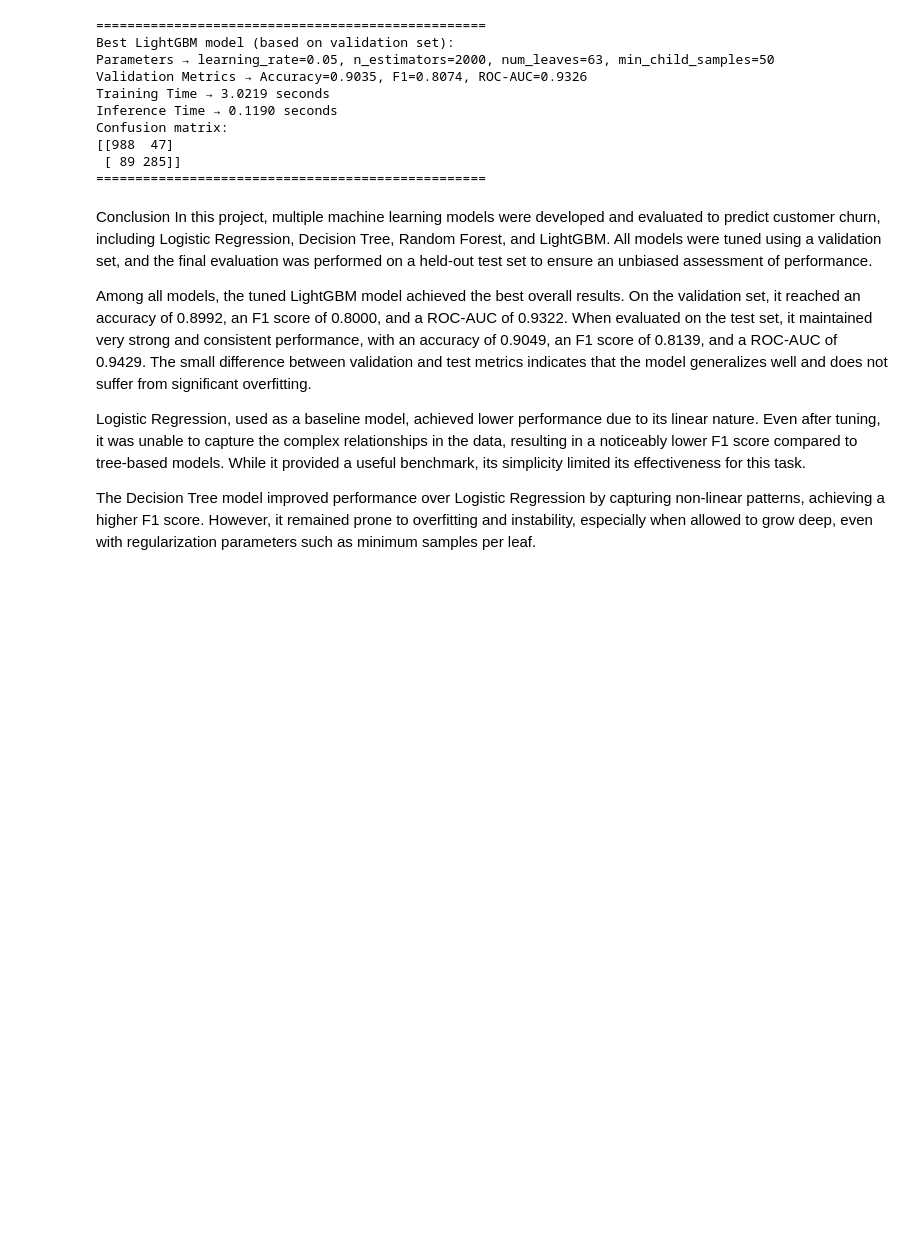
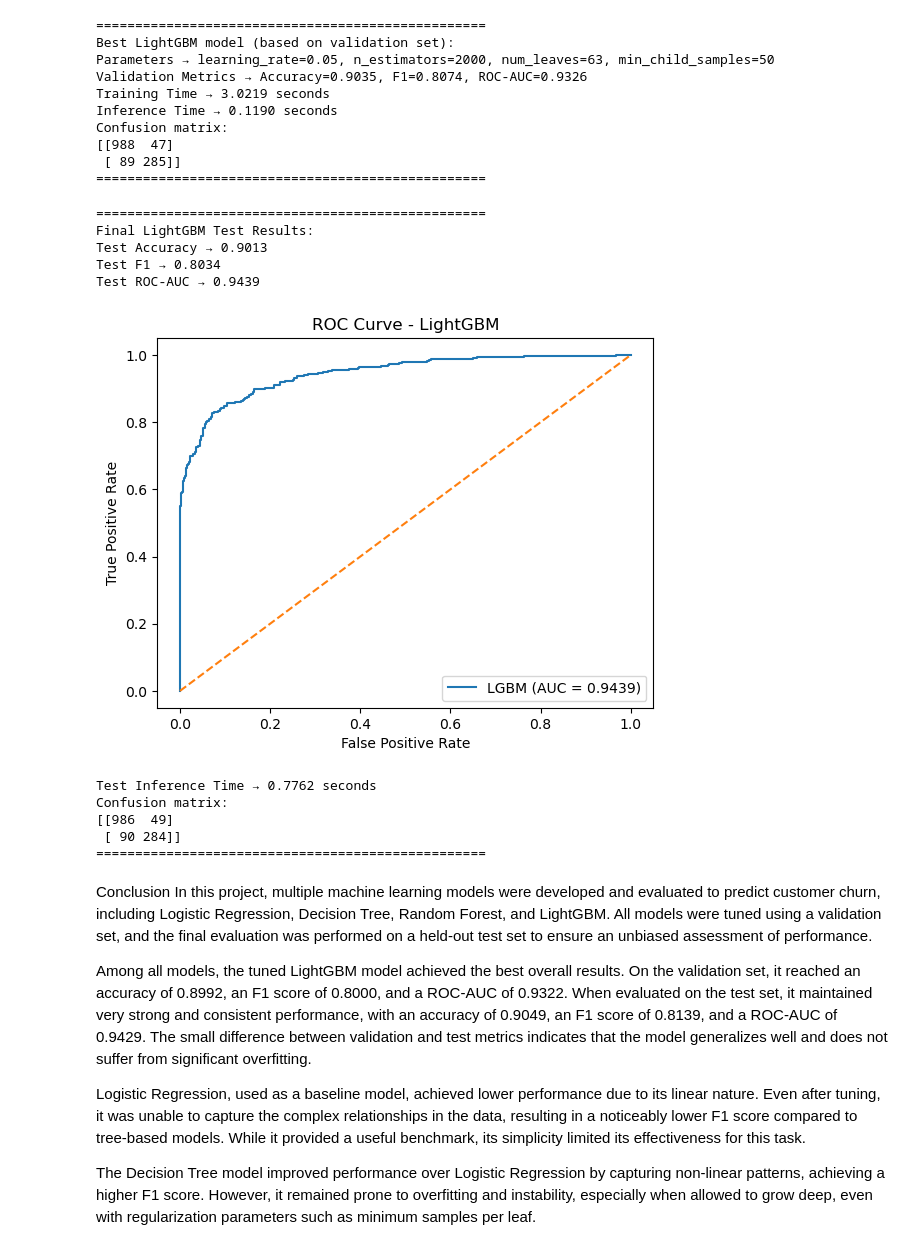
Before and after one commit to Mendelosdoba/TripleTen-Data-Science-Projects, a Jupyter notebook: Sprint 17 - Final Project/Churn Prediction.ipynb, the cells around one changed output. Cells and saved outputs as stored; diff of their text form; code cells hidden in the pictures; blank space fills up the shorter version.

```diff
--- a/Sprint 17 - Final Project/Churn Prediction.ipynb
+++ b/Sprint 17 - Final Project/Churn Prediction.ipynb
@@ -890,6 +890,48 @@ Confusion matrix:
 [[988  47]
  [ 89 285]]
 ==================================================
+# %%
+start_time = time.time()
+
+y_test_pred = best_lgbm.predict(X_test)
+y_test_prob = best_lgbm.predict_proba(X_test)[:, 1]
+
+test_inference_time = time.time() - start_time
+
+print("="*50)
+print("Final LightGBM Test Results:")
+print(f"Test Accuracy → {accuracy_score(y_test, y_test_pred):.4f}")
+print(f"Test F1 → {f1_score(y_test, y_test_pred):.4f}")
+print(f"Test ROC-AUC → {roc_auc_score(y_test, y_test_prob):.4f}")
+fpr, tpr, thresholds = roc_curve(y_test, y_test_prob)
+
+# Plot
+plt.figure()
+plt.plot(fpr, tpr, label=f"LGBM (AUC = {roc_auc_score(y_test, y_test_prob):.4f})")
+plt.plot([0, 1], [0, 1], linestyle='--')  # random model line
+
+plt.xlabel("False Positive Rate")
+plt.ylabel("True Positive Rate")
+plt.title("ROC Curve - LightGBM")
+plt.legend()
+
+plt.show()
+print(f"Test Inference Time → {test_inference_time:.4f} seconds")
+print("Confusion matrix:")
+print(confusion_matrix(y_test, y_test_pred))
+print("="*50)
+# %% [output]
+==================================================
+Final LightGBM Test Results:
+Test Accuracy → 0.9013
+Test F1 → 0.8034
+Test ROC-AUC → 0.9439
+[figure, added]
+Test Inference Time → 0.7762 seconds
+Confusion matrix:
+[[986  49]
+ [ 90 284]]
+==================================================
 # %% [markdown]
 Conclusion
 In this project, multiple machine learning models were developed and evaluated to predict customer churn, including Logistic Regression, Decision Tree, Random Forest, and LightGBM. All models were tuned using a validation set, and the final evaluation was performed on a held-out test set to ensure an unbiased assessment of performance.
```
